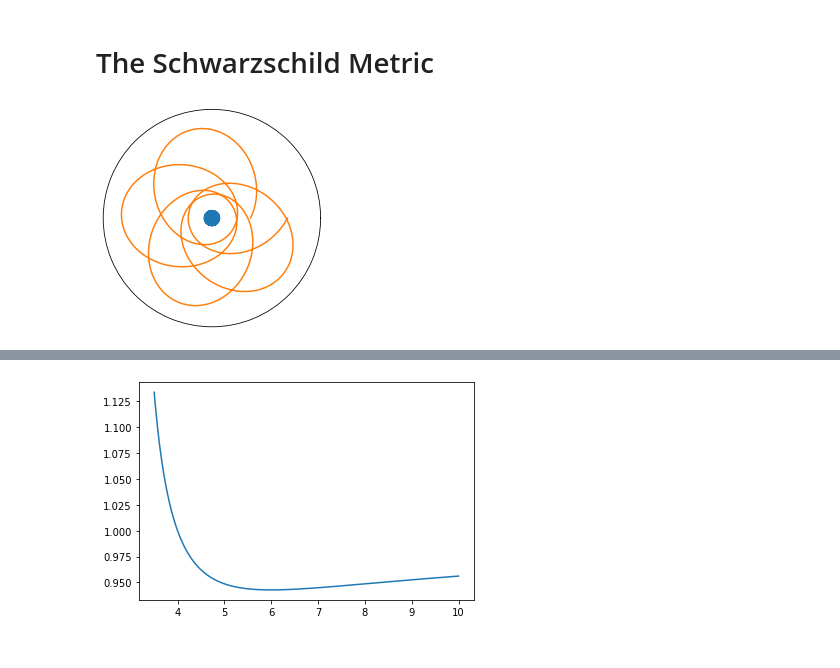
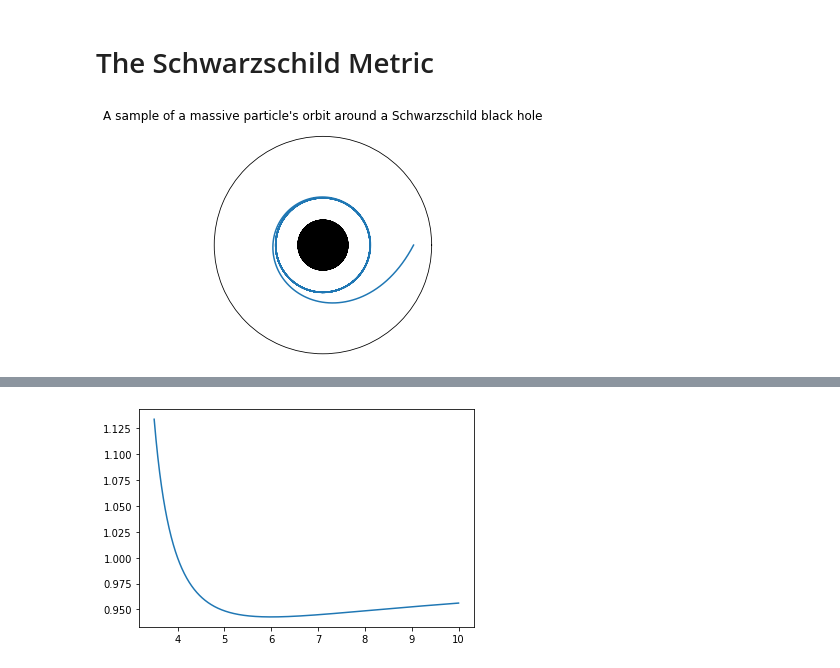
Before and after one commit to aidanjjoyce/Black-Hole-Simulations, a Jupyter notebook: Black_Hole_Simulations.ipynb, the cells around one changed output, grey strips where cells are left out. Saved outputs shown, nothing was run; the diff lists cells and outputs as text; code cells hidden in the pictures.

Commit message:
Made black holes black. Created a sample orbit for a massless particle around a Schwarzschild black hole.

```diff
--- a/Black_Hole_Simulations.ipynb
+++ b/Black_Hole_Simulations.ipynb
@@ -58,40 +58,45 @@ plt.show()
 # %% [markdown]
 
 # The Schwarzschild Metric
+# %%
+#Defines the ODE describing radius change, r, with angle, p, in the
+#Schwarzschild metric for a massive particle
+
+def SS_MassiveShapeEqn(r, p, G, M, c, h):
+  return [r[1], 2/r[0]*r[1]**2 + r[0] - G*M*r[0]**2/h**2 - 3*G*M/c**2]
+
+#Defines the ODE describing radius change, r, with angle, p, in the
+#Schwarzschild metric for a massless particle
+
+def SS_MasslessShapeEqn(r, p, G, M, c):
+  return [r[1], 2/r[0]*r[1]**2 + r[0] - 3*G*M/c**2]
 # %%
-#Schwarzschild gravity precession
-
-#Defines the ODE describing radius change, r, with angle, p, in the
-#Schwarzschild metric
-
-def shape_eqn(r, p, G, M, c, h):
-  return [r[1], 2/r[0]*r[1]**2 + r[0] - G*M*r[0]**2/h**2 - 3*G*M/c**2]
-
-#Calculates the Schwarzschild radius for given G, M, c
+#Example of plotting an orbit for a massive particle around a Schwarzschild black hole
 
 G, M, c = 7e-11, 6e24, 3e8
-Rs = 2*G*M/c**2
+Rs = 2*G*M/c**2             #Calculates the Schwarzschild radius
 
 #Plots the event horizon of the black hole
 
 fig, ax = plt.subplots(subplot_kw={'projection': 'polar'})
-ps = np.linspace(0, 932*np.pi,2000)
-ax.plot(ps,[i * Rs / samples for i in range(0, 2000, 1) ])
+ax.set_title("A sample of a massive particle's orbit around a Schwarzschild black hole")
+ps = np.linspace(0, 937*np.pi,20000)
+ax.plot(ps,[i * Rs / 20000 for i in range(0, 20000, 1) ],'k')
 ax.set_rticks([])
 ax.set_xticks([])
 ax.grid(False)
 
 #Plots an orbit with given initial radius, dr/dp, and h
 
-r0 = [10*Rs,5*Rs]                              #Initial radius and dr/dp
+r0 = [1.9*Rs,0*Rs]                              #Initial radius and dr/dp
 hCirc = np.sqrt(G*M*r0[0]**2/(r0[0] - 3*Rs/2)) #h required for circular orbit
 h = 1*hCirc
 samples = 1000
-ps = np.linspace(0,10*np.pi,samples)
-rs = odeint(shape_eqn, r0, ps, args=(G,M,c,h))
+ps = np.linspace(0,18*np.pi,samples)
+rs = odeint(SS_MassiveShapeEqn, r0, ps, args=(G,M,c,h))
 ax.plot(ps, rs[:,0])
 ax.set_rmax(1.2*np.amax(rs))
 
 plt.show()
 # %% [output]
-[figure, old version]
+[figure, new version]
```
Also changed, not shown: parts of 3 cells of this notebook.
